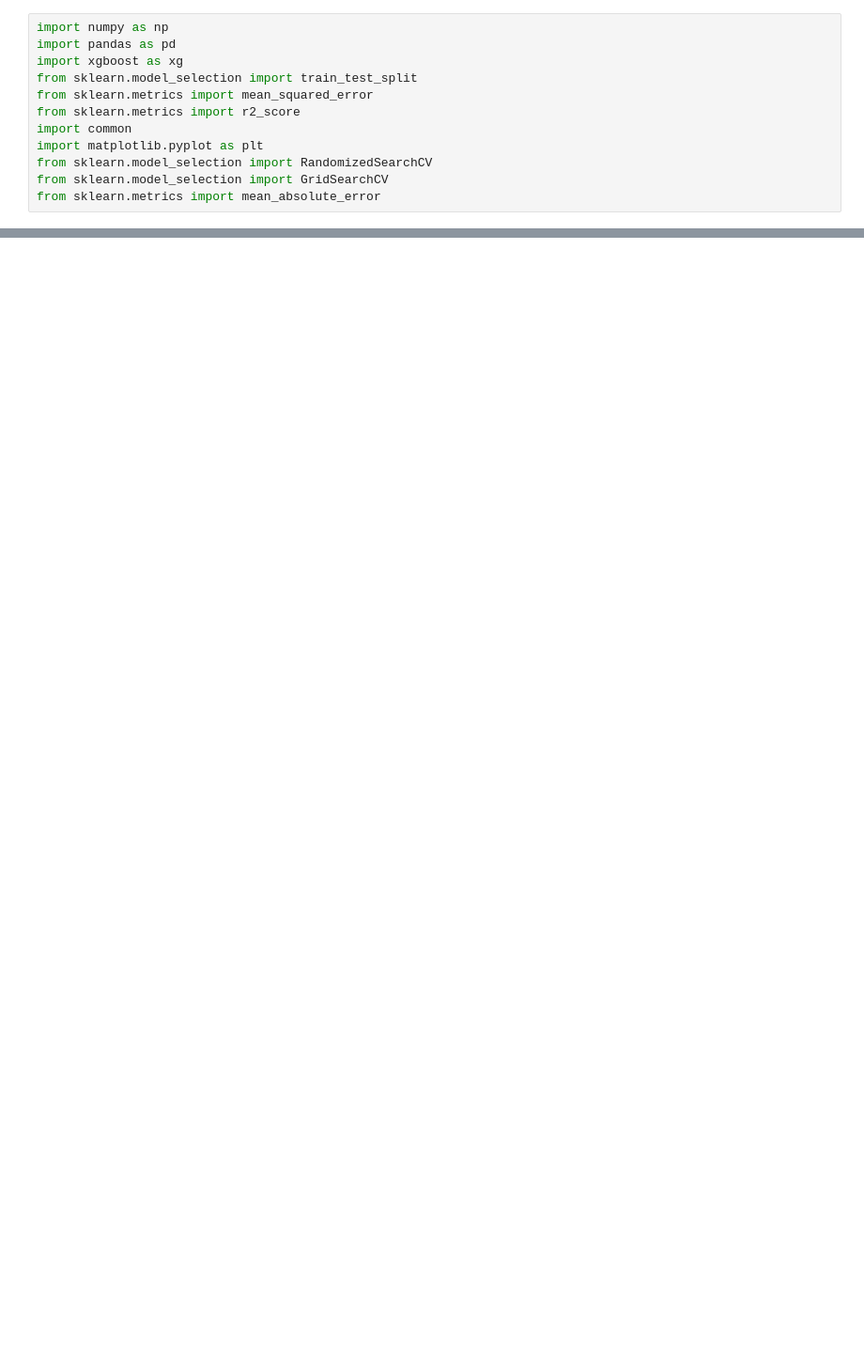
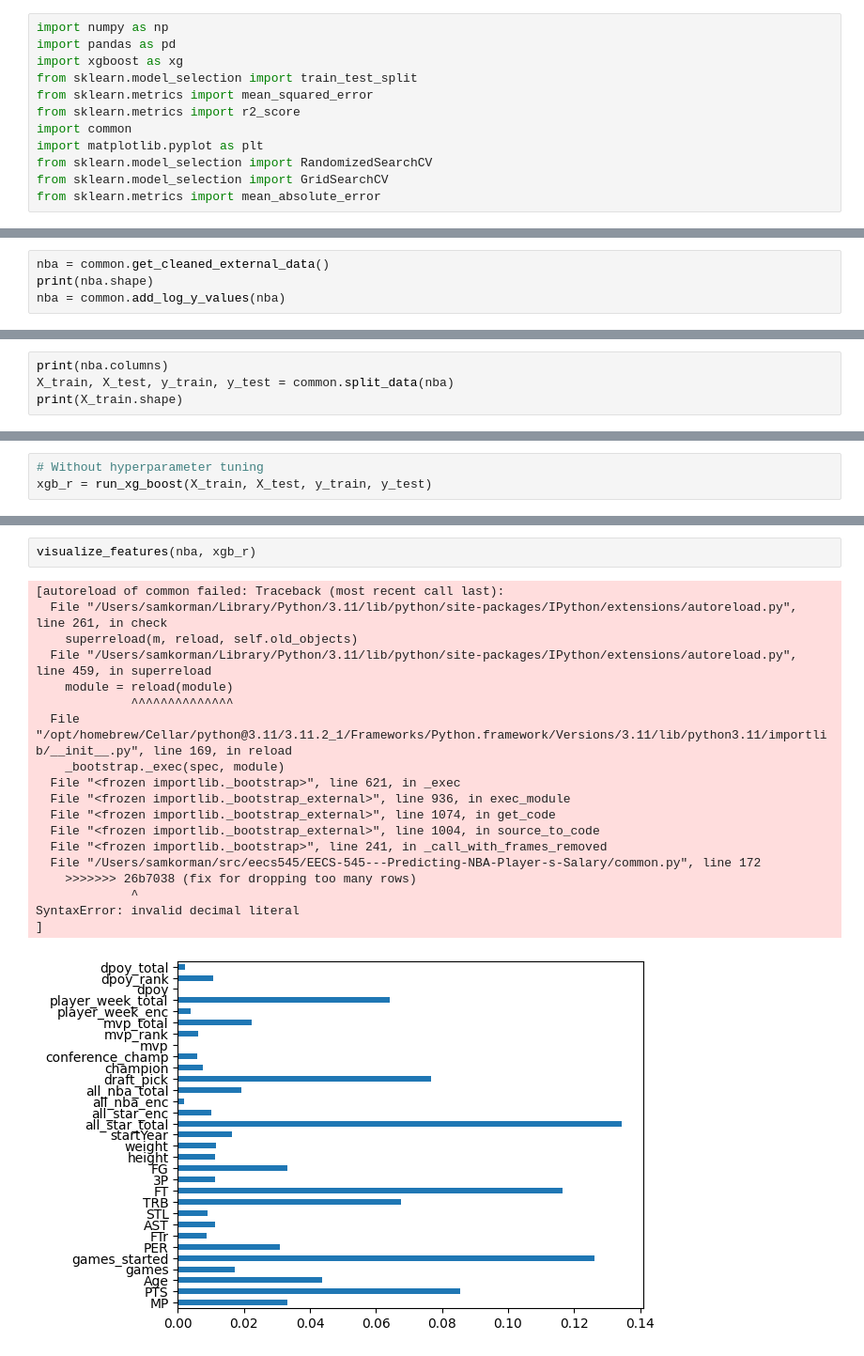
Before and after one commit to RiyaAg/EECS-545---Predicting-NBA-Player-s-Salary, a Jupyter notebook: models/xgboost_tuned_external.ipynb, the cells around one changed output, grey strips where cells are left out. Shown: that part at 94% size. Saved outputs shown, nothing was run; the diff lists cells and outputs as text; blank space fills up the shorter version.

```diff
--- a/models/xgboost_tuned_external.ipynb
+++ b/models/xgboost_tuned_external.ipynb
@@ -179,0 +171,4 @@ feature_importances.plot(kind='barh')
+# %%
+nba = common.get_cleaned_external_data()
+print(nba.shape)
+nba = common.add_log_y_values(nba)
@@ -179,0 +177,4 @@ feature_importances.plot(kind='barh')
+# %%
+print(nba.columns)
+X_train, X_test, y_train, y_test = common.split_data(nba)
+print(X_train.shape)
@@ -179,0 +190,3 @@ feature_importances.plot(kind='barh')
+# %%
+# Without hyperparameter tuning
+xgb_r = run_xg_boost(X_train, X_test, y_train, y_test)
@@ -179,0 +219,22 @@ feature_importances.plot(kind='barh')
+# %%
+visualize_features(nba, xgb_r)
+# %% [output]
+[autoreload of common failed: Traceback (most recent call last):
+  File "/Users/samkorman/Library/Python/3.11/lib/python/site-packages/IPython/extensions/autoreload.py", line 261, in check
+    superreload(m, reload, self.old_objects)
+  File "/Users/samkorman/Library/Python/3.11/lib/python/site-packages/IPython/extensions/autoreload.py", line 459, in superreload
+    module = reload(module)
+             ^^^^^^^^^^^^^^
+  File "/opt/homebrew/Cellar/python@3.11/3.11.2_1/Frameworks/Python.framework/Versions/3.11/lib/python3.11/importlib/__init__.py", line 169, in reload
+    _bootstrap._exec(spec, module)
+  File "<frozen importlib._bootstrap>", line 621, in _exec
+  File "<frozen importlib._bootstrap_external>", line 936, in exec_module
+  File "<frozen importlib._bootstrap_external>", line 1074, in get_code
+  File "<frozen importlib._bootstrap_external>", line 1004, in source_to_code
+  File "<frozen importlib._bootstrap>", line 241, in _call_with_frames_removed
+  File "/Users/samkorman/src/eecs545/EECS-545---Predicting-NBA-Player-s-Salary/common.py", line 172
+    >>>>>>> 26b7038 (fix for dropping too many rows)
+             ^
+SyntaxError: invalid decimal literal
+]
+[figure, added]
```
Also changed, not shown: parts of 19 cells of this notebook, 1 other file.
